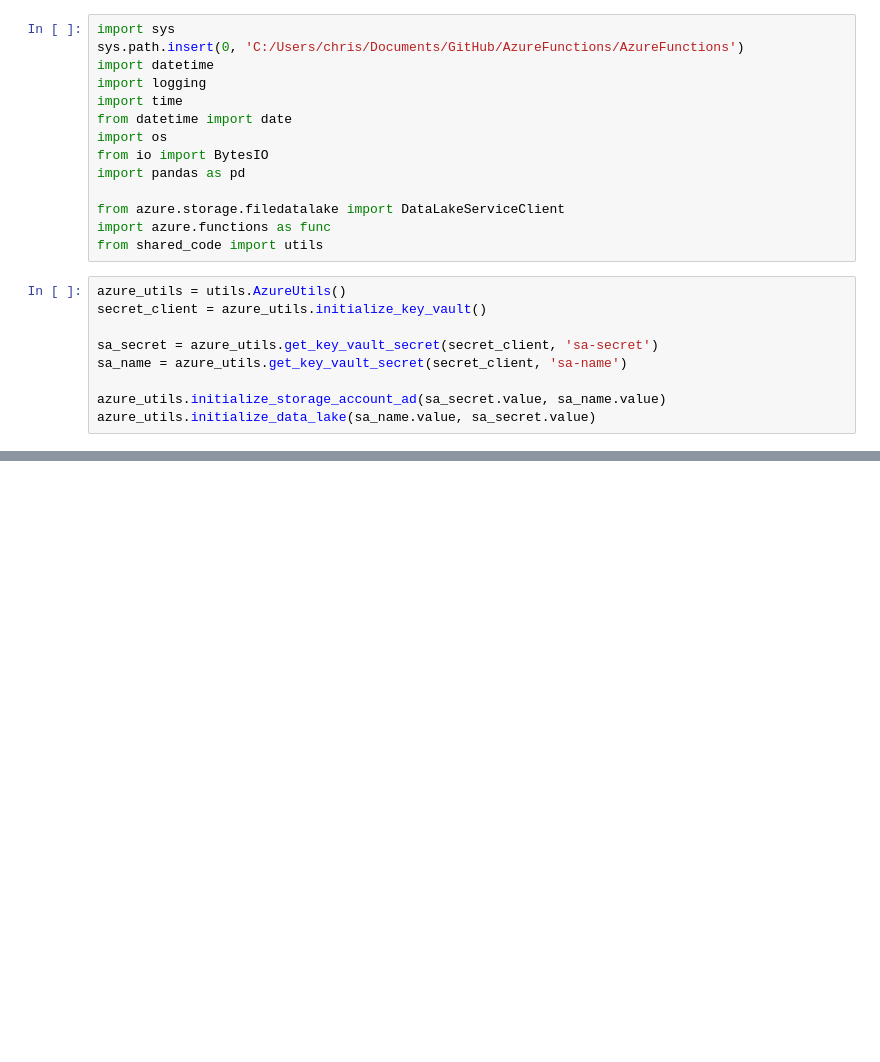
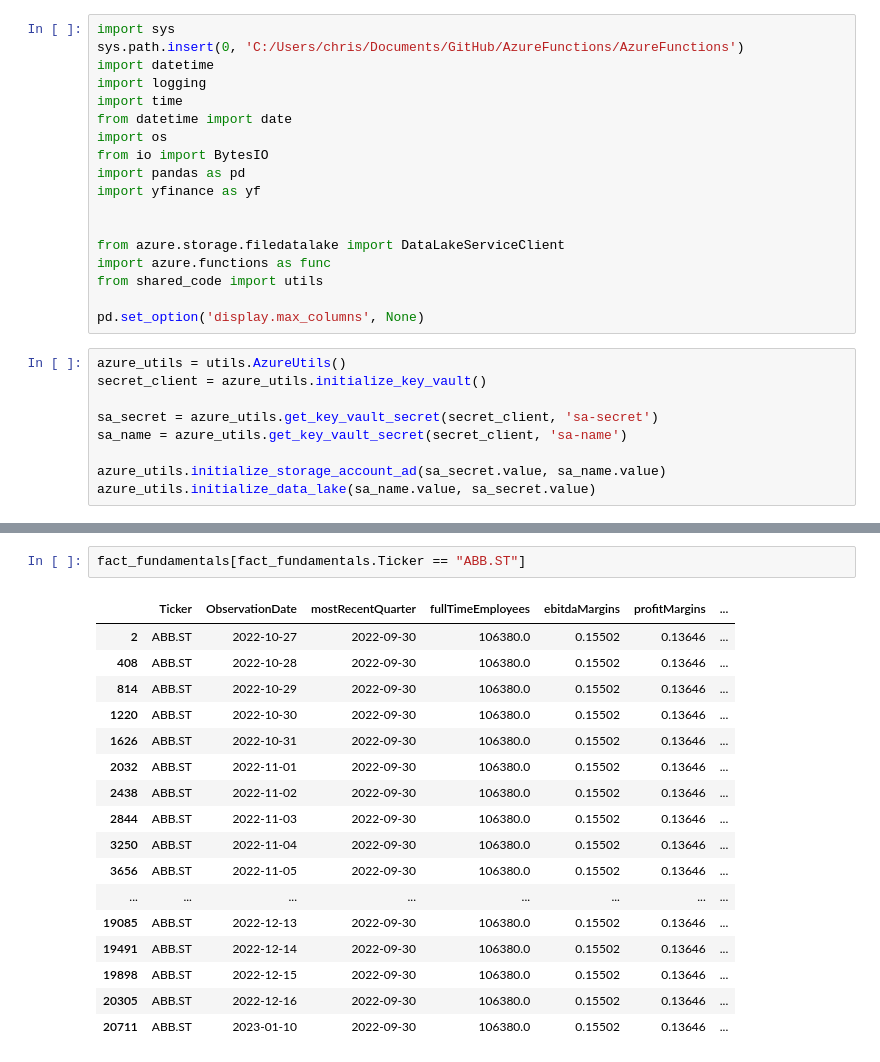
Before and after one commit to cfuru/Azure-Functions, a Jupyter notebook: func-yahoo-scraper-001/testing.ipynb, the cells around one changed output, grey strips where cells are left out. Saved outputs shown, nothing was run; the diff lists cells and outputs as text; blank space fills up the shorter version.

```diff
--- a/func-yahoo-scraper-001/testing.ipynb
+++ b/func-yahoo-scraper-001/testing.ipynb
@@ -8,10 +8,14 @@ from datetime import date
 import os
 from io import BytesIO
 import pandas as pd
+import yfinance as yf
+
 
 from azure.storage.filedatalake import DataLakeServiceClient
 import azure.functions as func
 from shared_code import utils
+
+pd.set_option('display.max_columns', None)
 # %%
 azure_utils = utils.AzureUtils()
 secret_client = azure_utils.initialize_key_vault()
@@ -149,0 +299,20 @@ pd.concat([df1[~df1.index.isin(df2.index)], df2])
+# %%
+fact_fundamentals[fact_fundamentals.Ticker == "ABB.ST"]
+# %% [output]
+|  | Ticker | ObservationDate | mostRecentQuarter | fullTimeEmployees | ebitdaMargins | profitMargins | ... |
+| 2 | ABB.ST | 2022-10-27 | 2022-09-30 | 106380.0 | 0.15502 | 0.13646 | ... |
+| 408 | ABB.ST | 2022-10-28 | 2022-09-30 | 106380.0 | 0.15502 | 0.13646 | ... |
+| 814 | ABB.ST | 2022-10-29 | 2022-09-30 | 106380.0 | 0.15502 | 0.13646 | ... |
+| 1220 | ABB.ST | 2022-10-30 | 2022-09-30 | 106380.0 | 0.15502 | 0.13646 | ... |
+| 1626 | ABB.ST | 2022-10-31 | 2022-09-30 | 106380.0 | 0.15502 | 0.13646 | ... |
+| 2032 | ABB.ST | 2022-11-01 | 2022-09-30 | 106380.0 | 0.15502 | 0.13646 | ... |
+| 2438 | ABB.ST | 2022-11-02 | 2022-09-30 | 106380.0 | 0.15502 | 0.13646 | ... |
+| 2844 | ABB.ST | 2022-11-03 | 2022-09-30 | 106380.0 | 0.15502 | 0.13646 | ... |
+| 3250 | ABB.ST | 2022-11-04 | 2022-09-30 | 106380.0 | 0.15502 | 0.13646 | ... |
+| 3656 | ABB.ST | 2022-11-05 | 2022-09-30 | 106380.0 | 0.15502 | 0.13646 | ... |
+| ... | ... | ... | ... | ... | ... | ... | ... |
+| 19085 | ABB.ST | 2022-12-13 | 2022-09-30 | 106380.0 | 0.15502 | 0.13646 | ... |
+| 19491 | ABB.ST | 2022-12-14 | 2022-09-30 | 106380.0 | 0.15502 | 0.13646 | ... |
+| 19898 | ABB.ST | 2022-12-15 | 2022-09-30 | 106380.0 | 0.15502 | 0.13646 | ... |
+| 20305 | ABB.ST | 2022-12-16 | 2022-09-30 | 106380.0 | 0.15502 | 0.13646 | ... |
+| 20711 | ABB.ST | 2023-01-10 | 2022-09-30 | 106380.0 | 0.15502 | 0.13646 | ... |
```
Also changed, not shown: parts of 30 cells of this notebook, 14 other files.
